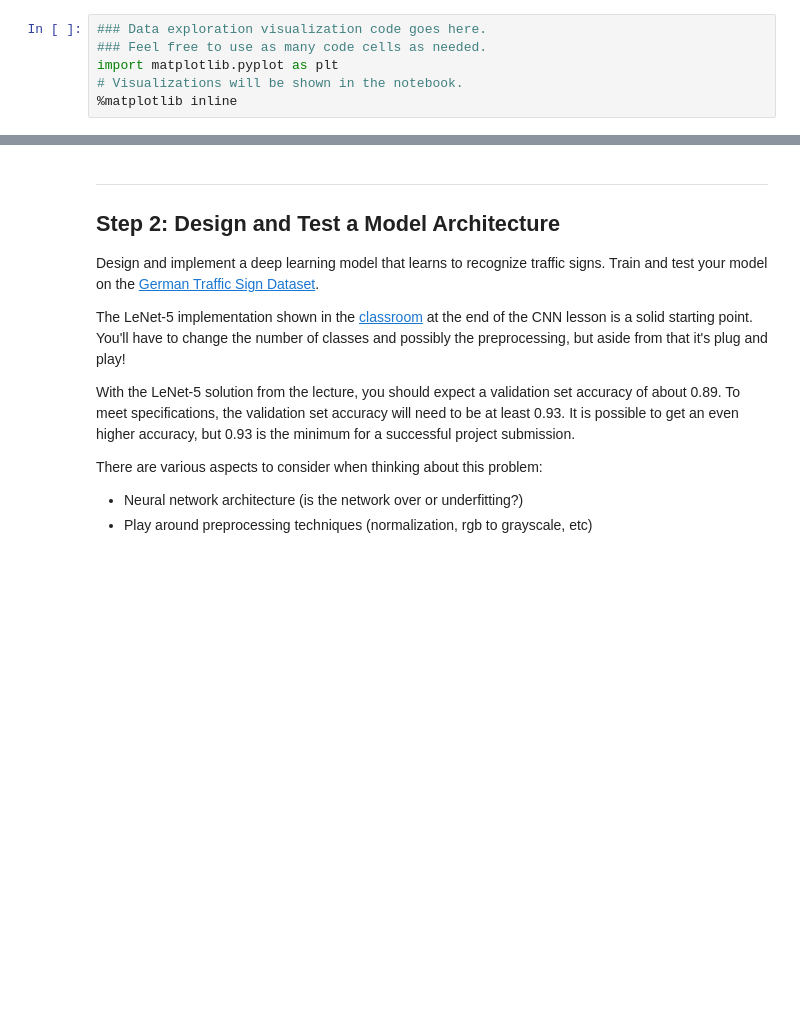
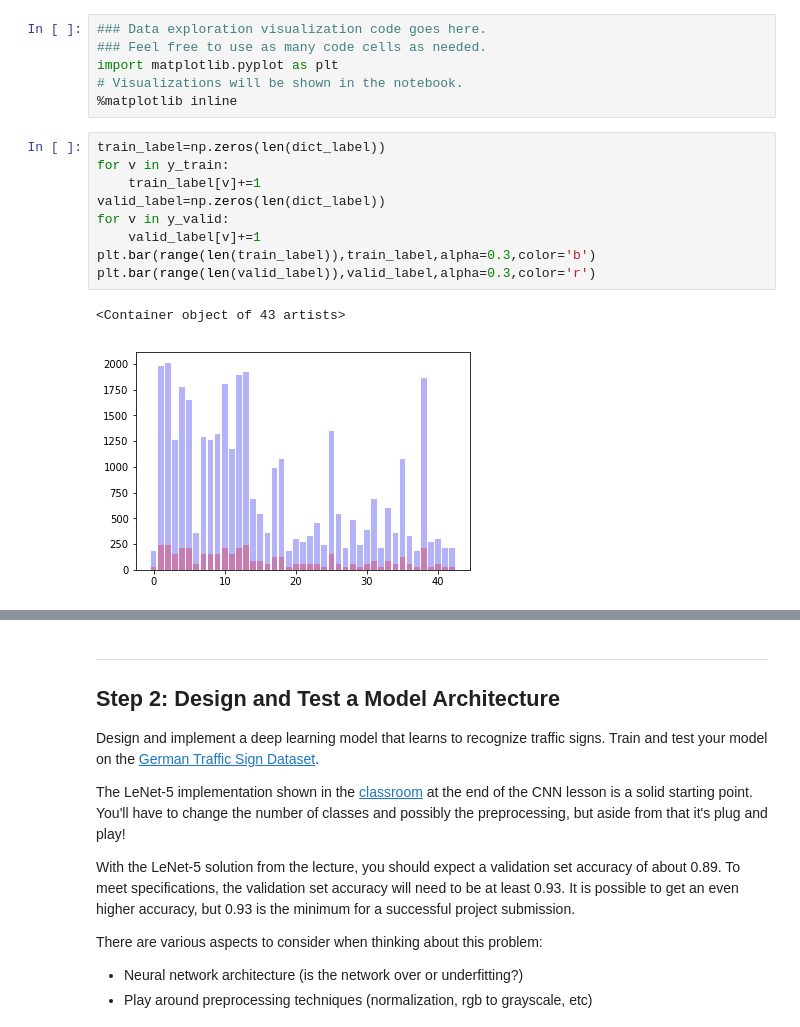
Before and after one commit to saka1-s/CarND-Traffic-Sign-Classifier-Project, a Jupyter notebook: Traffic_Sign_Classifier.ipynb, the cells around one changed output, grey strips where cells are left out. Saved outputs shown, nothing was run; the diff lists cells and outputs as text; blank space fills up the shorter version.

```diff
--- a/Traffic_Sign_Classifier.ipynb
+++ b/Traffic_Sign_Classifier.ipynb
@@ -116,3 +117,15 @@ The [Matplotlib](http://matplotlib.org/) [examples](http://matplotlib.org/exampl
 import matplotlib.pyplot as plt
 # Visualizations will be shown in the notebook.
 %matplotlib inline
+# %%
+train_label=np.zeros(len(dict_label))
+for v in y_train:
+    train_label[v]+=1
+valid_label=np.zeros(len(dict_label))
+for v in y_valid:
+    valid_label[v]+=1
+plt.bar(range(len(train_label)),train_label,alpha=0.3,color='b')
+plt.bar(range(len(valid_label)),valid_label,alpha=0.3,color='r')
+# %% [output]
+<Container object of 43 artists>
+[figure, added]
```
Also changed, not shown: parts of 65 cells of this notebook.
